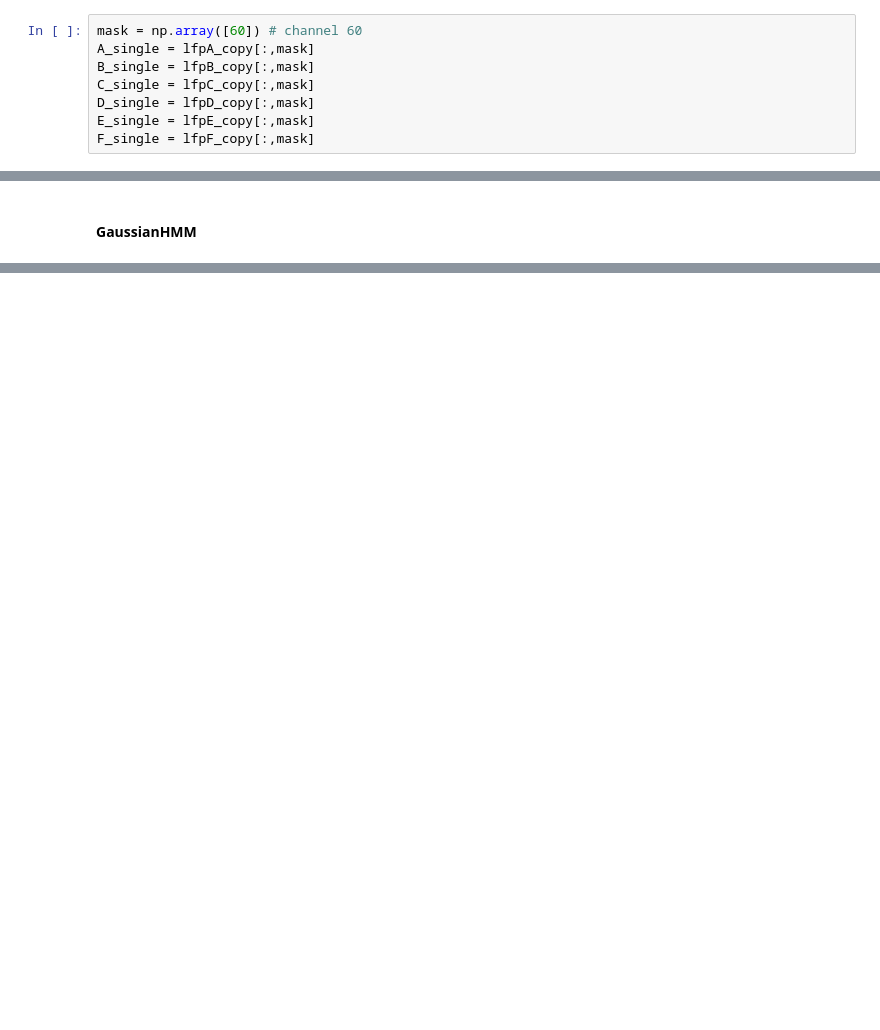
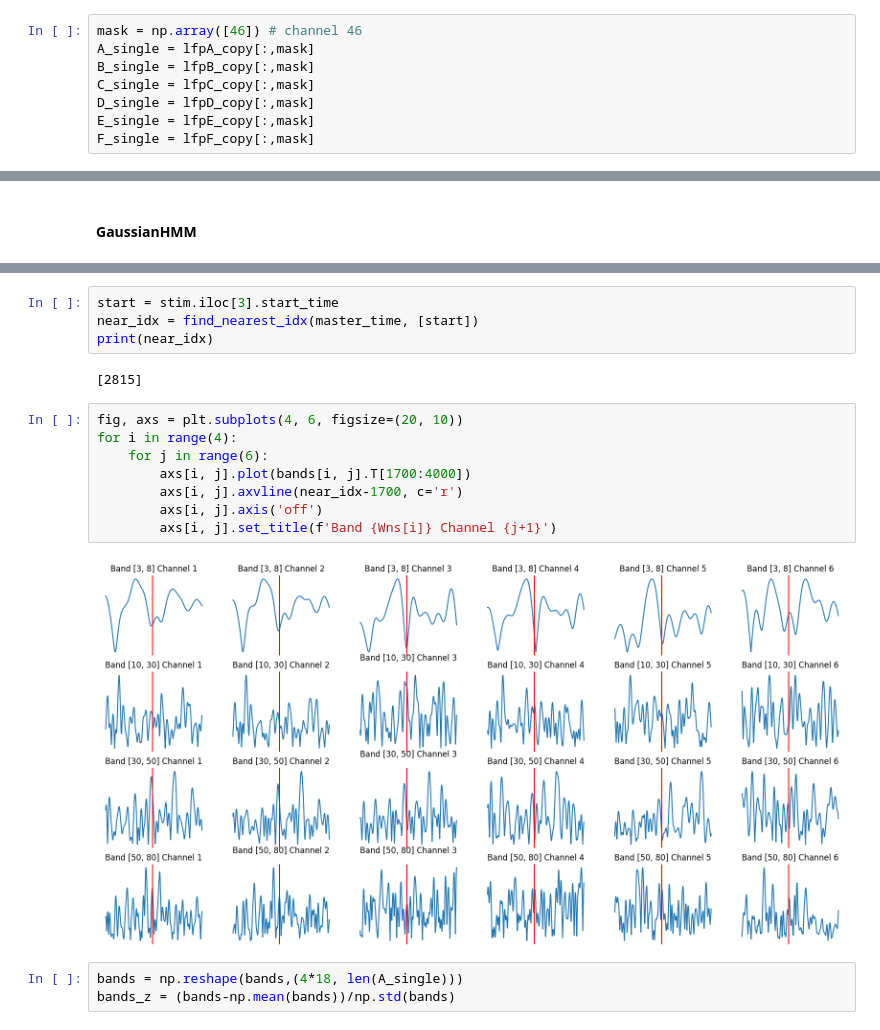
Before and after one commit to jerryjii/HMM, a Jupyter notebook: HMM_LFP.ipynb, the cells around one changed output, grey strips where cells are left out. Drawn from its saved outputs; the diff is of its cells as text; blank space fills up the shorter version.

```diff
--- a/HMM_LFP.ipynb
+++ b/HMM_LFP.ipynb
@@ -109,5 +120,5 @@ lfpF_copy = deepcopy(lfpF_slice)
 # %%
-mask = np.array([60]) # channel 60
+mask = np.array([46]) # channel 46
 A_single = lfpA_copy[:,mask]
 B_single = lfpB_copy[:,mask]
 C_single = lfpC_copy[:,mask]
@@ -155,2 +167,21 @@ bands_z = (bands-np.mean(bands))/np.std(bands)
+# %%
+start = stim.iloc[3].start_time
+near_idx = find_nearest_idx(master_time, [start])
+print(near_idx)
+# %% [output]
+[2815]
+# %%
+fig, axs = plt.subplots(4, 6, figsize=(20, 10))
+for i in range(4):
+    for j in range(6):
+        axs[i, j].plot(bands[i, j].T[1700:4000])
+        axs[i, j].axvline(near_idx-1700, c='r')
+        axs[i, j].axis('off')
+        axs[i, j].set_title(f'Band {Wns[i]} Channel {j+1}')
+# %% [output]
+[figure, added]
+# %%
+bands = np.reshape(bands,(4*18, len(A_single)))
+bands_z = (bands-np.mean(bands))/np.std(bands)
 # %%
 model = hmm.GaussianHMM(n_components=3, n_iter=1000, verbose=True, tol=0.1)
```
Also changed, not shown: parts of 24 cells of this notebook.
